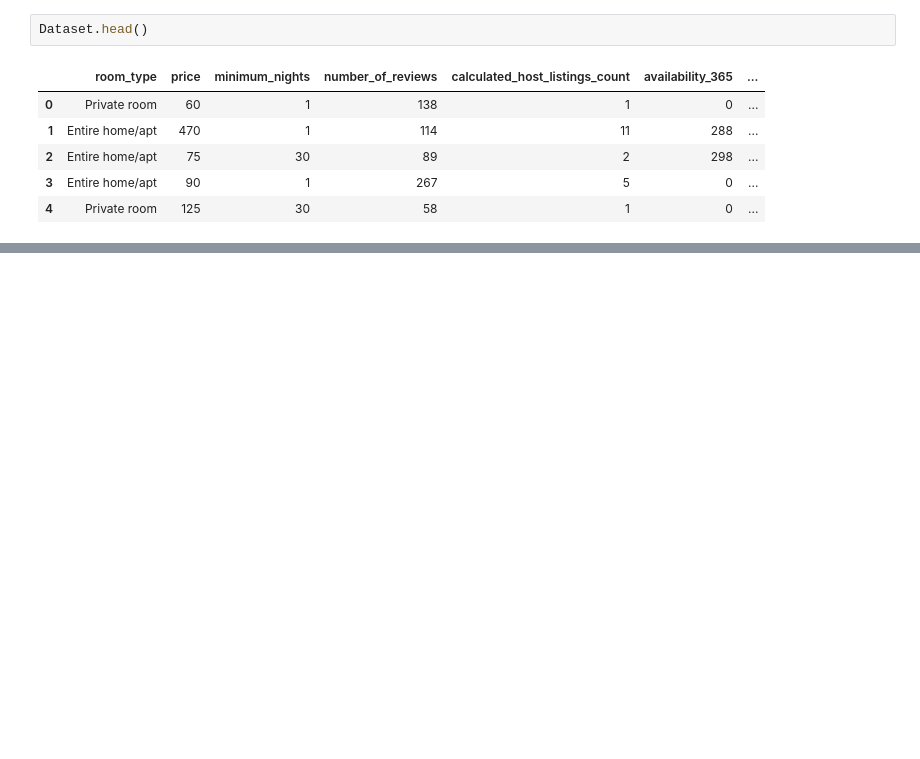
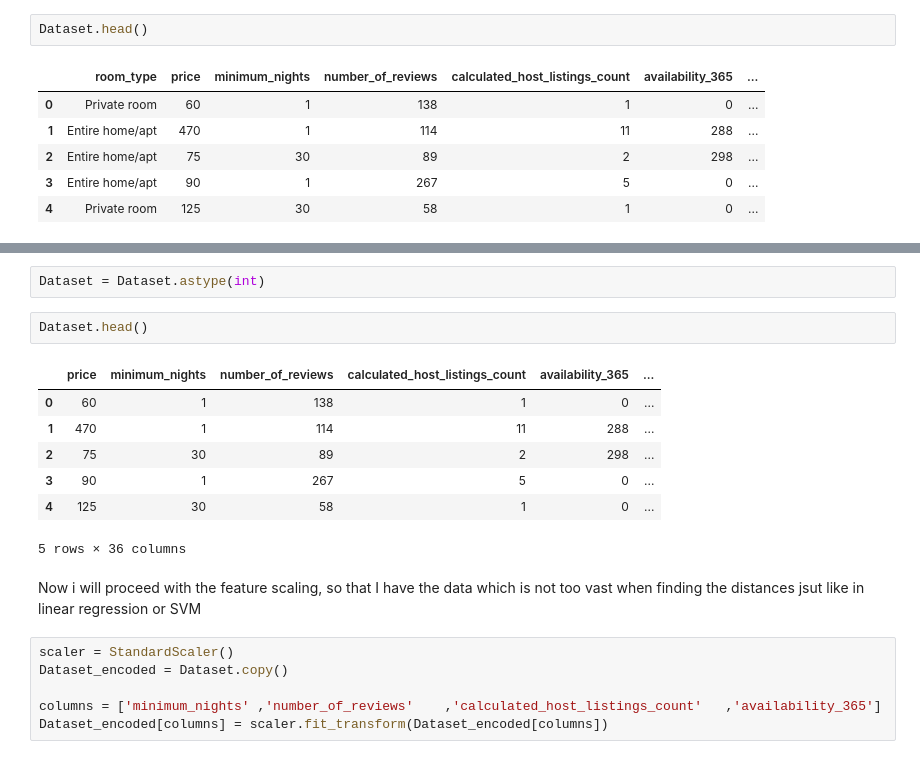
Before and after one commit to AryanSharma1017/Dynamic-Pricing-System, a Jupyter notebook: model.ipynb, the cells around one changed output, grey strips where cells are left out. Cells and saved outputs as stored; diff of their text form; blank space fills up the shorter version.

Commit message:
feature scaling and train test split done

```diff
--- a/model.ipynb
+++ b/model.ipynb
@@ -288,0 +304,20 @@ Dataset.head()
+# %%
+Dataset = Dataset.astype(int)
+# %%
+Dataset.head()
+# %% [output]
+|  | price | minimum_nights | number_of_reviews | calculated_host_listings_count | availability_365 | ... |
+| 0 | 60 | 1 | 138 | 1 | 0 | ... |
+| 1 | 470 | 1 | 114 | 11 | 288 | ... |
+| 2 | 75 | 30 | 89 | 2 | 298 | ... |
+| 3 | 90 | 1 | 267 | 5 | 0 | ... |
+| 4 | 125 | 30 | 58 | 1 | 0 | ... |
+5 rows × 36 columns
+# %% [markdown]
+Now i will proceed with the feature scaling, so that I have the data which is not too vast when finding the distances jsut like in linear regression or SVM
+# %%
+scaler = StandardScaler()
+Dataset_encoded = Dataset.copy()
+
+columns = ['minimum_nights'	,'number_of_reviews'	,'calculated_host_listings_count'	,'availability_365']
+Dataset_encoded[columns] = scaler.fit_transform(Dataset_encoded[columns])
```
Also changed, not shown: parts of 8 cells of this notebook.
